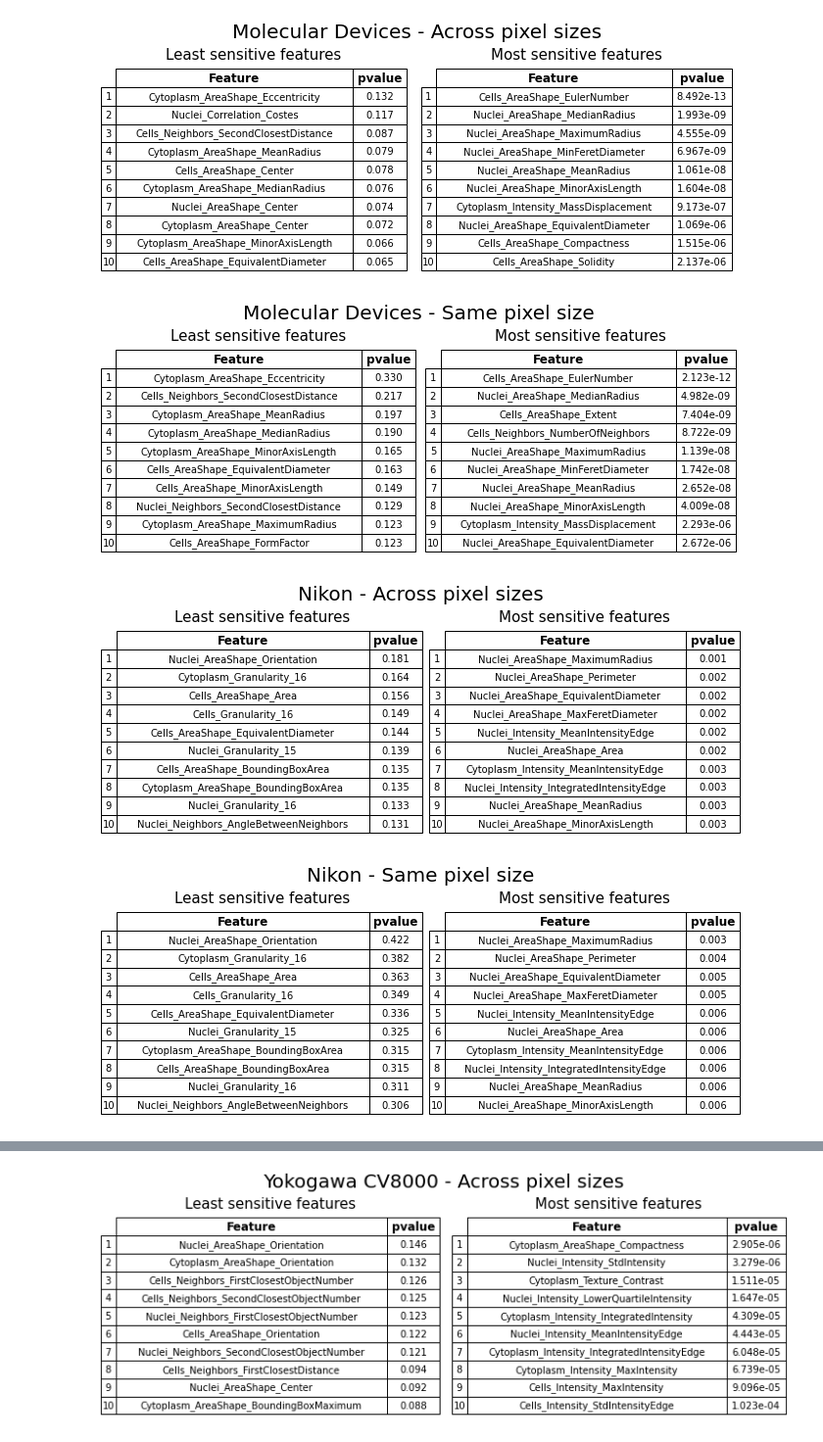
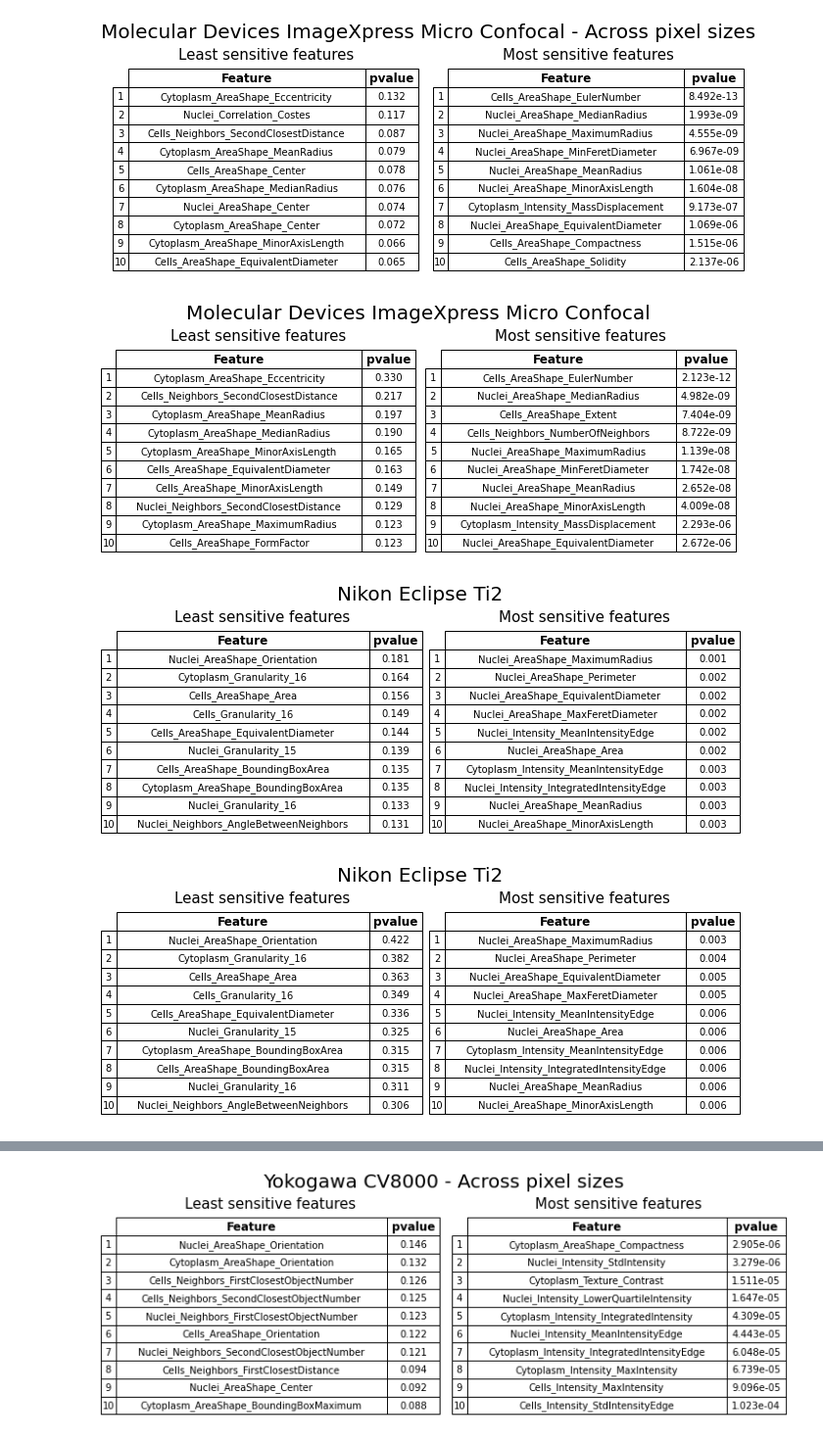
Before and after one commit to jump-cellpainting/jump-scope-analysis, a Jupyter notebook: notebooks/figures/supplementary/FigureS9.ipynb, the cells around one changed output, grey strips where cells are left out. Shown at 98% size. Drawn from its saved outputs; the diff is of its cells as text; code cells hidden in the pictures.

Commit message:
keep just the micro name in the title

```diff
--- a/notebooks/figures/supplementary/FigureS9.ipynb
+++ b/notebooks/figures/supplementary/FigureS9.ipynb
@@ -98,35 +98,35 @@ def plot_tables(top_features, bottom_features, plot_title, fig, ax):
 # %%
 df = pd.read_csv("../../../data/MolDev_all_plate_comparison.csv")
 t_b_feats = top_bottom_features(df)
 fig, ax = plt.subplots(1, 2, figsize=(9.3, 3.8))
-plot = plot_tables(t_b_feats.iloc[:,[0,1,2]], t_b_feats.iloc[:, [0,3,4]], "Molecular Devices - Across pixel sizes", fig, ax)
-plot.savefig("(S9A1)-moldev-across-pixel-size.png", dpi=300)
+plot = plot_tables(t_b_feats.iloc[:,[0,1,2]], t_b_feats.iloc[:, [0,3,4]], "Molecular Devices ImageXpress Micro Confocal - Across pixel sizes", fig, ax)
+# plot.savefig("(S9A1)-moldev-across-pixel-size.png", dpi=300)
 # %% [output]
-[figure, old version]
+[figure, new version]
 # %%
 df = pd.read_csv("../../../data/MolDev_all_plate_comparison_exclude_different_mag_binning_comparison.csv")
 t_b_feats = top_bottom_features(df)
 fig, ax = plt.subplots(1, 2, figsize=(9.3, 3.8))
-plot = plot_tables(t_b_feats.iloc[:,[0,1,2]], t_b_feats.iloc[:, [0,3,4]], "Molecular Devices - Same pixel size", fig, ax)
-plot.savefig("(S9A2)-moldev-same-pixel-size.png", dpi=300)
+plot = plot_tables(t_b_feats.iloc[:,[0,1,2]], t_b_feats.iloc[:, [0,3,4]], "Molecular Devices ImageXpress Micro Confocal", fig, ax)
+plot.savefig("(S9A)-moldev-same-pixel-size.png", dpi=300)
 # %% [output]
-[figure, old version]
+[figure, new version]
 # %%
 df = pd.read_csv("../../../data/Nikon_all_plate_comparison.csv")
 t_b_feats = top_bottom_features(df)
 fig, ax = plt.subplots(1, 2, figsize=(9.3, 3.8))
-plot = plot_tables(t_b_feats.iloc[:,[0,1,2]], t_b_feats.iloc[:, [0,3,4]], "Nikon - Across pixel sizes", fig, ax)
-plot.savefig("(S9B1)-nikon-across-pixel-size.png", dpi=300)
+plot = plot_tables(t_b_feats.iloc[:,[0,1,2]], t_b_feats.iloc[:, [0,3,4]], "Nikon Eclipse Ti2", fig, ax)
+# plot.savefig("(S9B1)-nikon-across-pixel-size.png", dpi=300)
 # %% [output]
-[figure, old version]
+[figure, new version]
 # %%
 df = pd.read_csv("../../../data/nikon_all_plate_comparison_exclude_different_mag_binning_comparison.csv")
 t_b_feats = top_bottom_features(df)
 fig, ax = plt.subplots(1, 2, figsize=(9.3, 3.8))
-plot = plot_tables(t_b_feats.iloc[:,[0,1,2]], t_b_feats.iloc[:, [0,3,4]], "Nikon - Same pixel size", fig, ax)
-plot.savefig("(S9B2)-nikon-same-pixel-size.png", dpi=300)
+plot = plot_tables(t_b_feats.iloc[:,[0,1,2]], t_b_feats.iloc[:, [0,3,4]], "Nikon Eclipse Ti2", fig, ax)
+plot.savefig("(S9B)-nikon-same-pixel-size.png", dpi=300)
 # %% [output]
-[figure, old version]
+[figure, new version]
 # %%
 df = pd.read_csv("../../../data/PE_all_plate_comparison.csv")
 t_b_feats = top_bottom_features(df)
```
Also changed, not shown: parts of 5 cells of this notebook.
